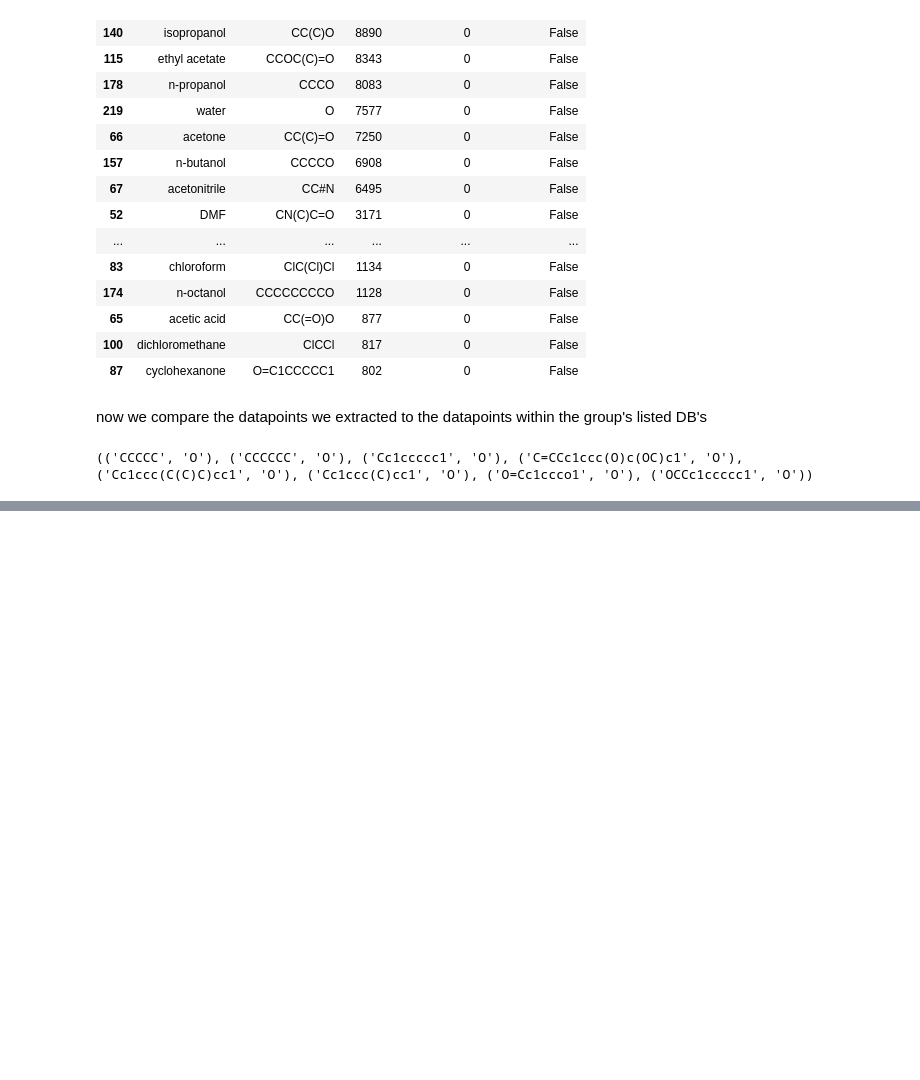
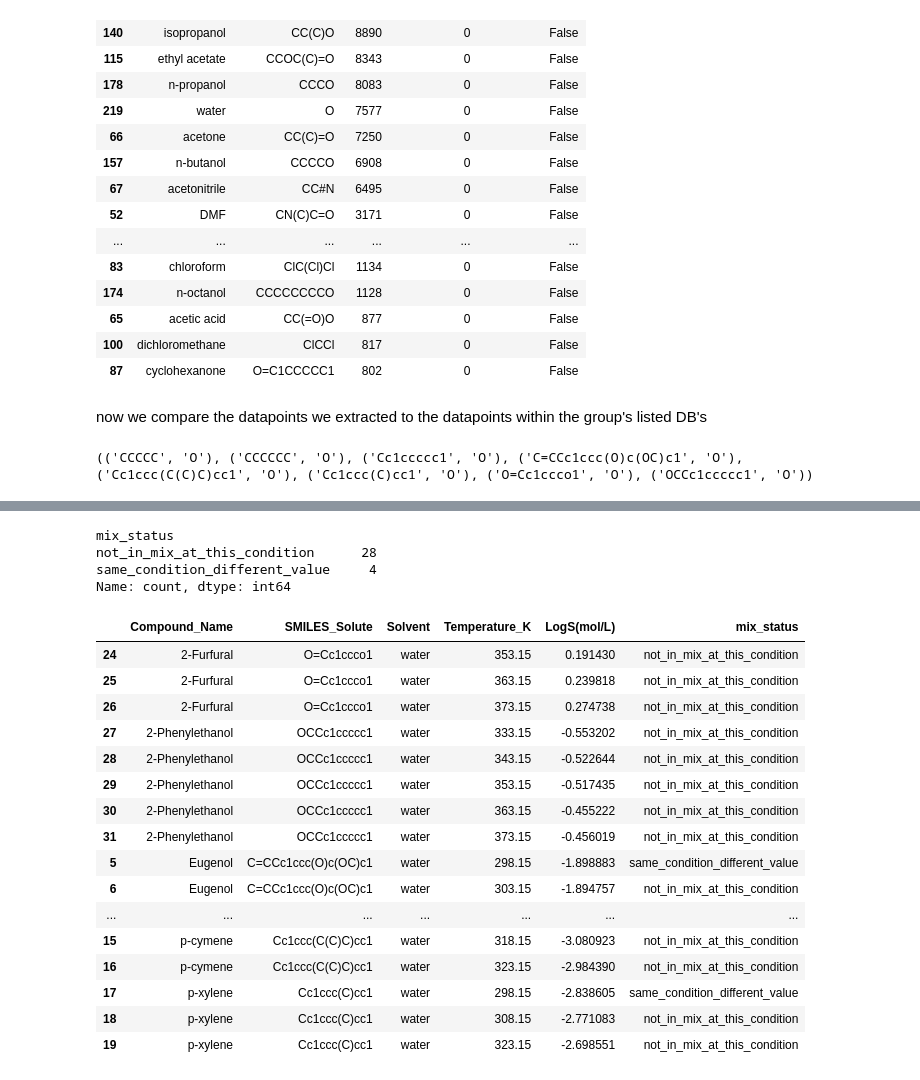
Before and after one commit to GuassoCassiano/SolDBMerge, a Jupyter notebook: scripts/01_solvent_work.ipynb, the cells around one changed output, grey strips where cells are left out. Cells and saved outputs as stored; diff of their text form; code cells hidden in the pictures; blank space fills up the shorter version.

Commit message:
finished comparing BigSol solvent-solvent entried to MixSol

```diff
--- a/scripts/01_solvent_work.ipynb
+++ b/scripts/01_solvent_work.ipynb
@@ -171,0 +202,7 @@ print(solvent_solvent_pairs)
+# %%
+mix_single = mix[
+    mix["can_smiles_solvent2"].isna()
+    & mix["can_smiles_solvent3"].isna()
+].copy()
+
+mix_single["mol_frac_solvent1"].value_counts()
@@ -171,0 +285,63 @@ print(solvent_solvent_pairs)
+# %%
+big_candidates = big_candidates.merge(
+    mix_status,
+    left_on="big_index",
+    right_index=True,
+    how="left"
+)
+
+big_candidates[
+    ["condition_match", "value_match"]
+] = big_candidates[
+    ["condition_match", "value_match"]
+].fillna(False)
+# %%
+big_candidates["mix_status"] = np.select(
+    [
+        big_candidates["value_match"],
+        big_candidates["condition_match"]
+    ],
+    [
+        "already_in_mix",
+        "same_condition_different_value"
+    ],
+    default="not_in_mix_at_this_condition"
+)
+# %%
+big_candidates["mix_status"].value_counts()
+# %% [output]
+mix_status
+not_in_mix_at_this_condition      28
+same_condition_different_value     4
+Name: count, dtype: int64
+# %%
+big_candidates[
+    [
+        "Compound_Name",
+        "SMILES_Solute",
+        "Solvent",
+        "Temperature_K",
+        "LogS(mol/L)",
+        "mix_status"
+    ]
+].sort_values(
+    ["Compound_Name", "Temperature_K"]
+)
+# %% [output]
+|  | Compound_Name | SMILES_Solute | Solvent | Temperature_K | LogS(mol/L) | mix_status |
+| 24 | 2-Furfural | O=Cc1ccco1 | water | 353.15 | 0.191430 | not_in_mix_at_this_condition |
+| 25 | 2-Furfural | O=Cc1ccco1 | water | 363.15 | 0.239818 | not_in_mix_at_this_condition |
+| 26 | 2-Furfural | O=Cc1ccco1 | water | 373.15 | 0.274738 | not_in_mix_at_this_condition |
+| 27 | 2-Phenylethanol | OCCc1ccccc1 | water | 333.15 | -0.553202 | not_in_mix_at_this_condition |
+| 28 | 2-Phenylethanol | OCCc1ccccc1 | water | 343.15 | -0.522644 | not_in_mix_at_this_condition |
+| 29 | 2-Phenylethanol | OCCc1ccccc1 | water | 353.15 | -0.517435 | not_in_mix_at_this_condition |
+| 30 | 2-Phenylethanol | OCCc1ccccc1 | water | 363.15 | -0.455222 | not_in_mix_at_this_condition |
+| 31 | 2-Phenylethanol | OCCc1ccccc1 | water | 373.15 | -0.456019 | not_in_mix_at_this_condition |
+| 5 | Eugenol | C=CCc1ccc(O)c(OC)c1 | water | 298.15 | -1.898883 | same_condition_different_value |
+| 6 | Eugenol | C=CCc1ccc(O)c(OC)c1 | water | 303.15 | -1.894757 | not_in_mix_at_this_condition |
+| ... | ... | ... | ... | ... | ... | ... |
+| 15 | p-cymene | Cc1ccc(C(C)C)cc1 | water | 318.15 | -3.080923 | not_in_mix_at_this_condition |
+| 16 | p-cymene | Cc1ccc(C(C)C)cc1 | water | 323.15 | -2.984390 | not_in_mix_at_this_condition |
+| 17 | p-xylene | Cc1ccc(C)cc1 | water | 298.15 | -2.838605 | same_condition_different_value |
+| 18 | p-xylene | Cc1ccc(C)cc1 | water | 308.15 | -2.771083 | not_in_mix_at_this_condition |
+| 19 | p-xylene | Cc1ccc(C)cc1 | water | 323.15 | -2.698551 | not_in_mix_at_this_condition |
```
Also changed, not shown: parts of 7 cells of this notebook, 1 other file.
